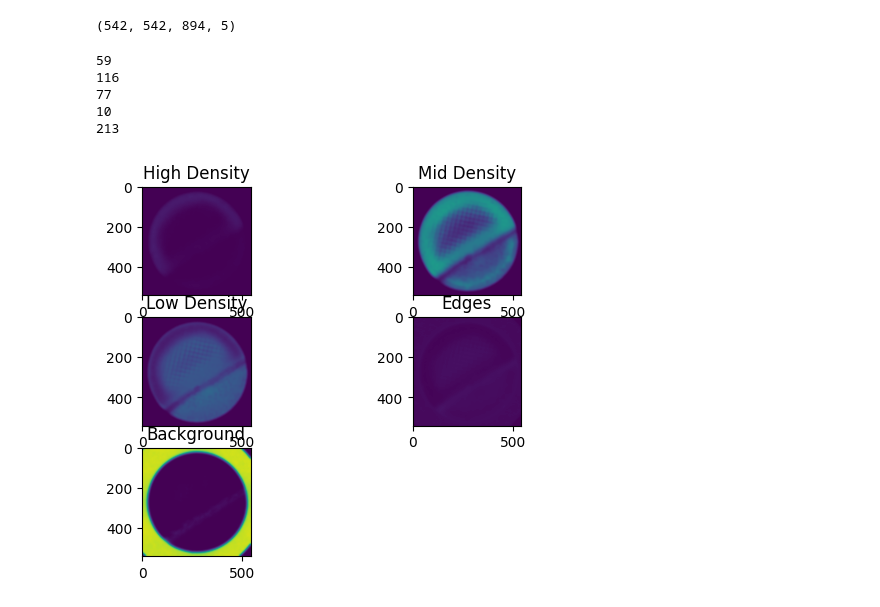
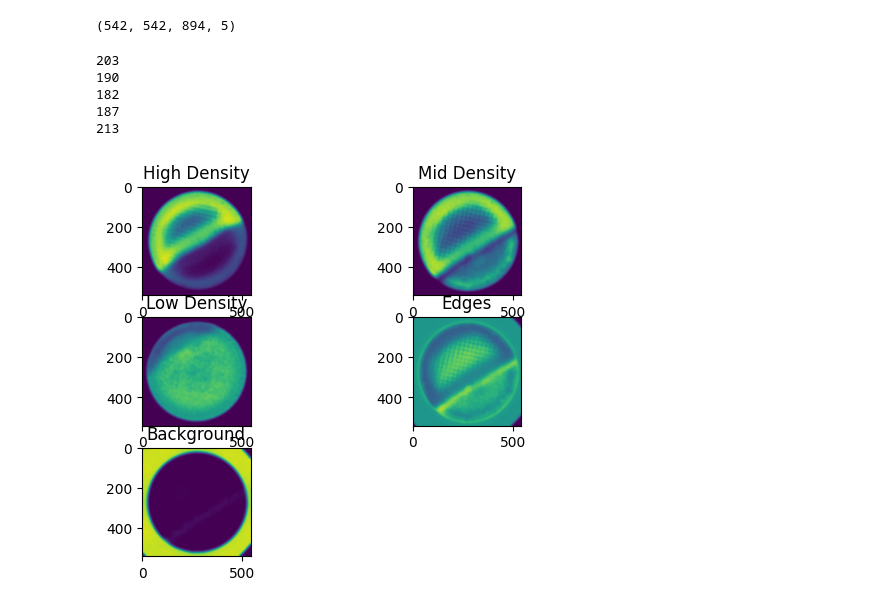
Before and after one commit to tpasfieldERAU/MA390-490_PNNL, a Jupyter notebook: segmentation/3d-conv.ipynb, the cells around one changed output. Saved outputs shown, nothing was run; the diff lists cells and outputs as text; code cells hidden in the pictures.

```diff
--- a/segmentation/3d-conv.ipynb
+++ b/segmentation/3d-conv.ipynb
@@ -6,7 +6,7 @@ import matplotlib.pyplot as plt
 import matplotlib.colors as mco
 from tqdm.notebook import tqdm
 # %%
-mat = np.load("../matrices/segmentation/downsampled-probabilities.npy")
+mat = np.load("../matrices/segmentation/downsampled-normal-probabilities.npy")
 # %%
 mat.shape
 # %% [output]
@@ -34,27 +34,27 @@ print(np.max(lowDensity_avg))
 print(np.max(edgeDensity_avg))
 print(np.max(bgDensity_avg))
 # %% [output]
-59
-116
-77
-10
+203
+190
+182
+187
 213
 # %%
 fig, axs = plt.subplots(3,2)
-axs[0,0].imshow(highDensity_avg[:,:,300], vmin=0, vmax=213)
+axs[0,0].imshow(highDensity_avg[:,:,650], vmin=0, vmax=213)
 axs[0,0].set_title("High Density")
 axs[0,1].imshow(midDensity_avg[:,:,300], vmin=0, vmax=213)
 axs[0,1].set_title("Mid Density")
-axs[1,0].imshow(lowDensity_avg[:,:,300], vmin=0, vmax=213)
+axs[1,0].imshow(lowDensity_avg[:,:,200], vmin=0, vmax=213)
 axs[1,0].set_title("Low Density")
 axs[1,1].imshow(edgeDensity_avg[:,:,300], vmin=0, vmax=213)
 axs[1,1].set_title("Edges")
 axs[2,0].imshow(bgDensity_avg[:,:,300], vmin=0, vmax=213)
 axs[2,0].set_title("Background")
 axs[2,1].remove()
 
 fig.show()
 # %% [output]
-[figure, old version]
+[figure, new version]
 # %%
 segments = np.zeros((542,542,894), dtype=np.uint8)
```
Also changed, not shown: parts of 2 cells of this notebook, 1 other file.
